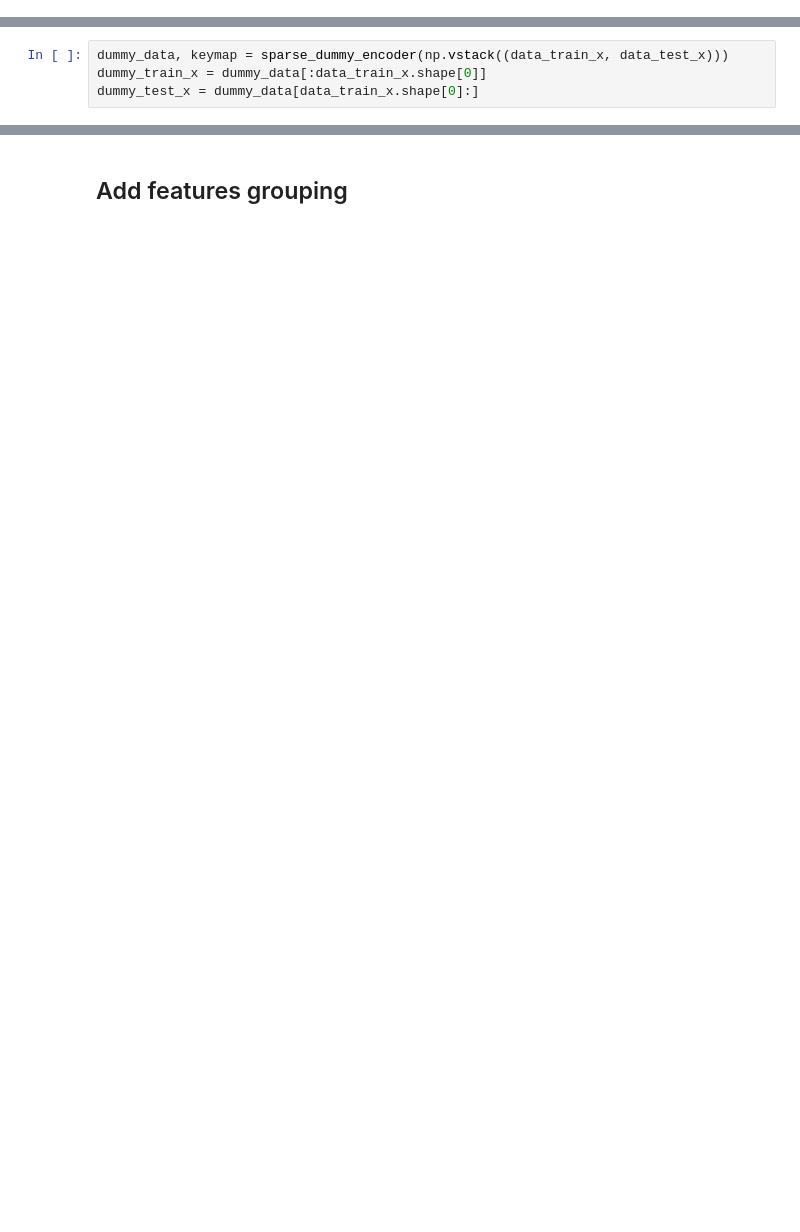
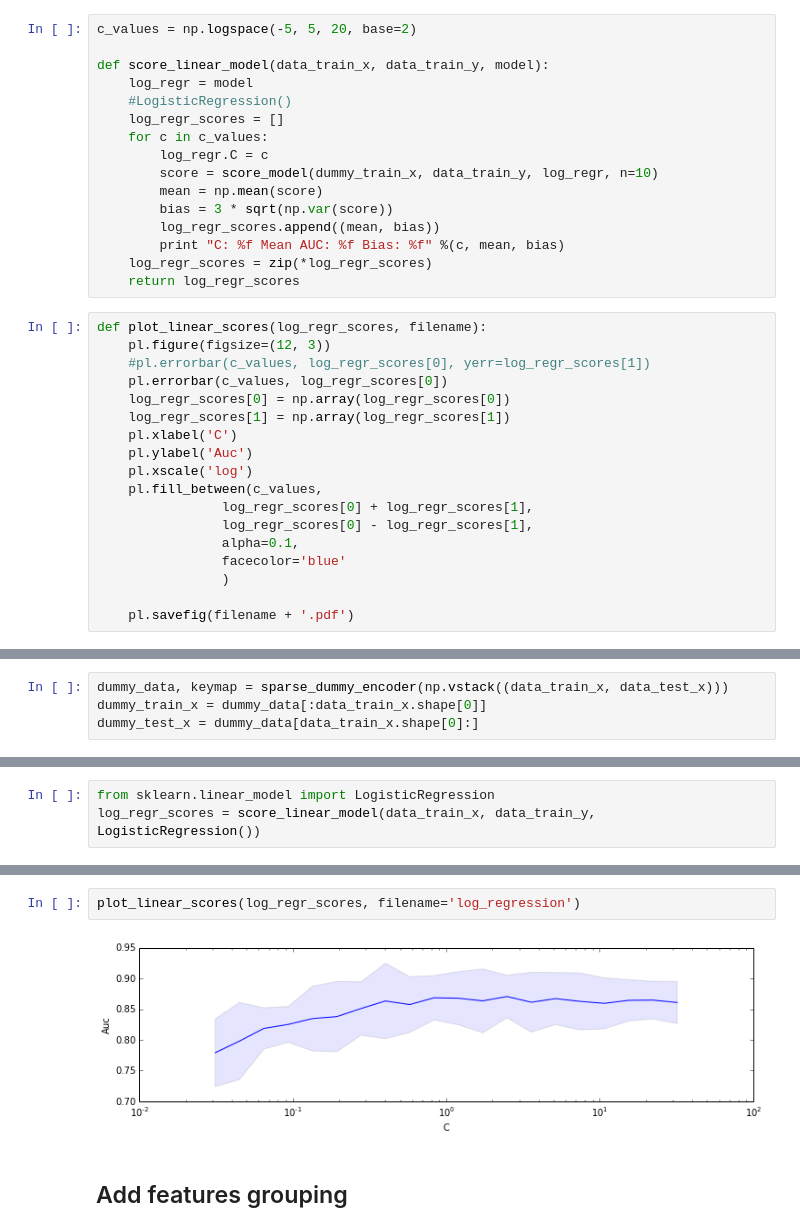
Before and after one commit to Newozz/research, a Jupyter notebook: fonarev_diploma.ipynb, the cells around one changed output, grey strips where cells are left out. Cells and saved outputs as stored; diff of their text form; blank space fills up the shorter version.

Commit message:
common and log-regr fixes

```diff
--- a/fonarev_diploma.ipynb
+++ b/fonarev_diploma.ipynb
@@ -192,5 +205,39 @@ def sparse_dummy_encoder(data, keymap=None):
           outdat.append(spmat)
      outdat = sparse.hstack(outdat).tocsr()
      return outdat, keymap
+# %%
+c_values = np.logspace(-5, 5, 20, base=2)
+
+def score_linear_model(data_train_x, data_train_y, model):
+    log_regr = model
+    #LogisticRegression()
+    log_regr_scores = []
+    for c in c_values:
+        log_regr.C = c
+        score = score_model(dummy_train_x, data_train_y, log_regr, n=10)
+        mean = np.mean(score)
+        bias = 3 * sqrt(np.var(score))
+        log_regr_scores.append((mean, bias))
+        print "C: %f Mean AUC: %f Bias: %f" %(c, mean, bias)
+    log_regr_scores = zip(*log_regr_scores)
+    return log_regr_scores
+# %%
+def plot_linear_scores(log_regr_scores, filename):
+    pl.figure(figsize=(12, 3))
+    #pl.errorbar(c_values, log_regr_scores[0], yerr=log_regr_scores[1])
+    pl.errorbar(c_values, log_regr_scores[0])
+    log_regr_scores[0] = np.array(log_regr_scores[0])
+    log_regr_scores[1] = np.array(log_regr_scores[1])
+    pl.xlabel('C')
+    pl.ylabel('Auc')
+    pl.xscale('log')
+    pl.fill_between(c_values,
+                log_regr_scores[0] + log_regr_scores[1],
+                log_regr_scores[0] - log_regr_scores[1],
+                alpha=0.1,
+                facecolor='blue'
+                )
+
+    pl.savefig(filename + '.pdf')
 # %% [markdown]
 ## Simple sparse classification
@@ -243,0 +252,3 @@ pl.savefig('log_regression.pdf')
+# %%
+from sklearn.linear_model import LogisticRegression
+log_regr_scores = score_linear_model(data_train_x, data_train_y, LogisticRegression())
@@ -244,3 +276,7 @@ pl.savefig('log_regression.pdf')
+# %%
+plot_linear_scores(log_regr_scores, filename='log_regression')
+# %% [output]
+[figure, added]
 # %% [markdown]
 ## Add features grouping
 # %%
```
Also changed, not shown: parts of 48 cells of this notebook.
